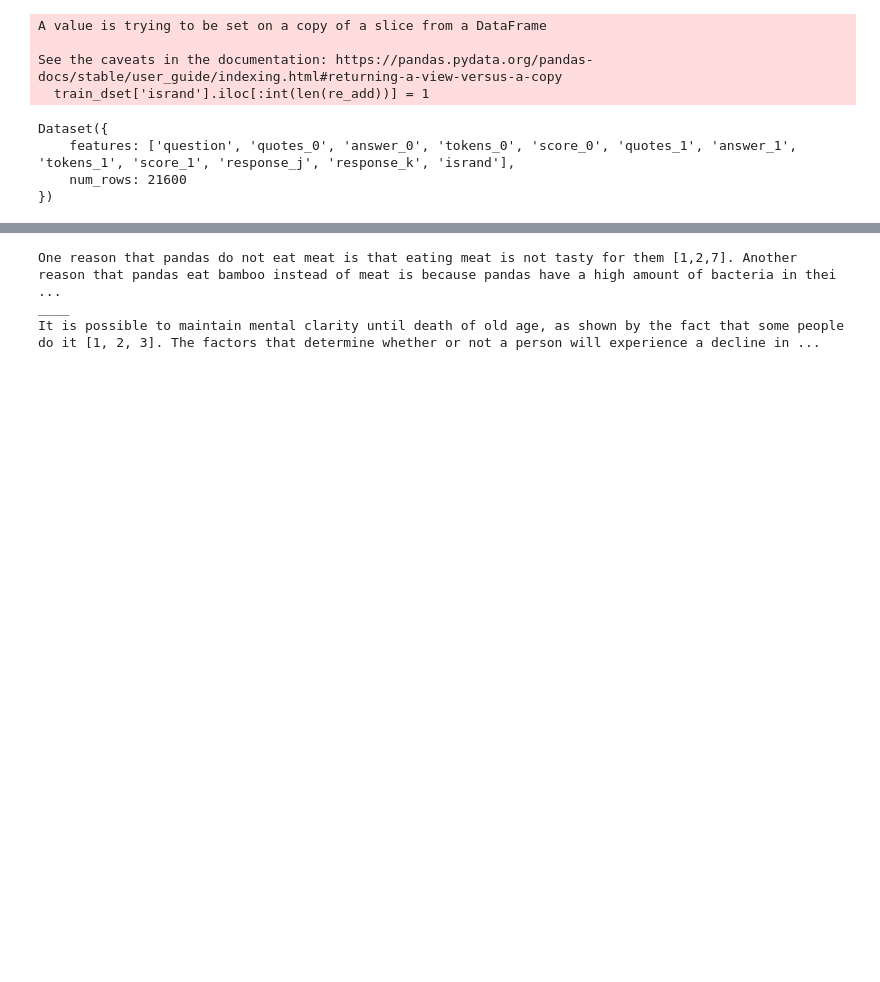
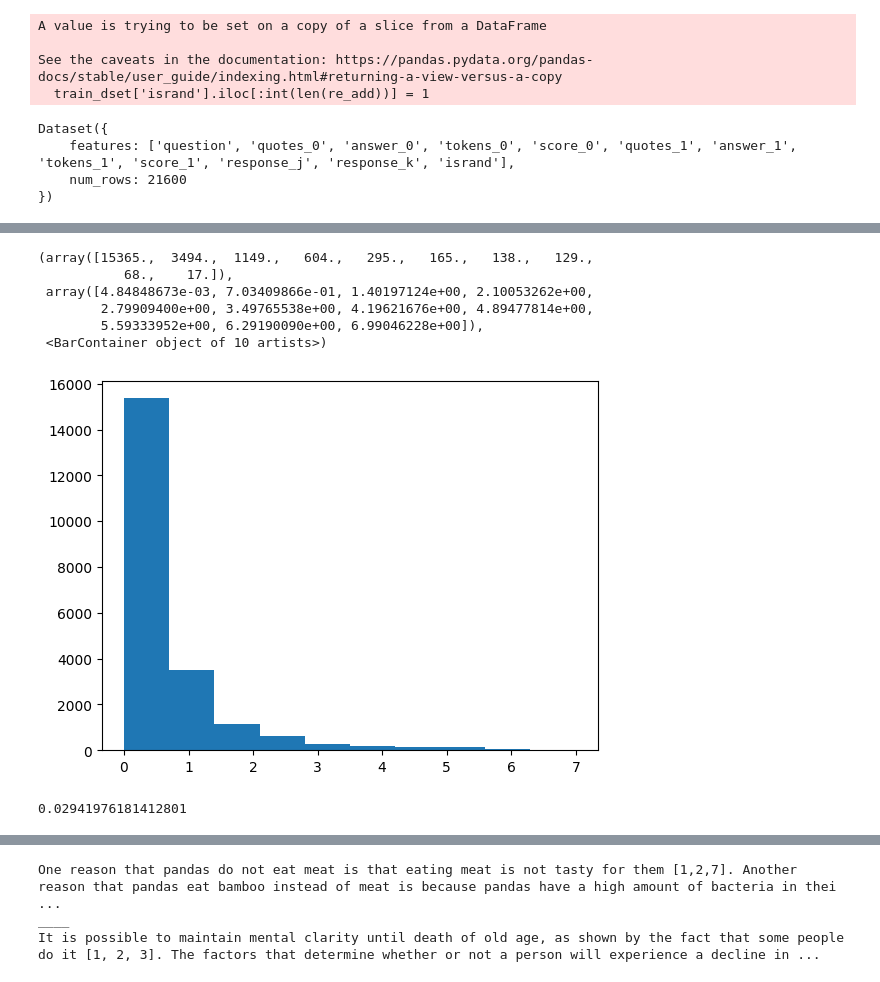
Before and after one commit to PrasannS/rlhf-length-biases, a Jupyter notebook: eval/examine_dcarto.ipynb, the cells around one changed output, grey strips where cells are left out. Saved outputs shown, nothing was run; the diff lists cells and outputs as text; code cells hidden in the pictures; blank space fills up the shorter version.

```diff
--- a/eval/examine_dcarto.ipynb
+++ b/eval/examine_dcarto.ipynb
@@ -141,0 +217,14 @@ ambig = ambig[ambig['confs']-10>(ambig['vars']*-2)]
+# %%
+plt.hist(ndf['vars'])
+# %% [output]
+(array([15365.,  3494.,  1149.,   604.,   295.,   165.,   138.,   129.,
+           68.,    17.]),
+ array([4.84848673e-03, 7.03409866e-01, 1.40197124e+00, 2.10053262e+00,
+        2.79909400e+00, 3.49765538e+00, 4.19621676e+00, 4.89477814e+00,
+        5.59333952e+00, 6.29190090e+00, 6.99046228e+00]),
+ <BarContainer object of 10 artists>)
+[figure, added]
+# %%
+hard.isrand.mean()
+# %% [output]
+0.02941976181412801
```
Also changed, not shown: parts of 16 cells of this notebook.
